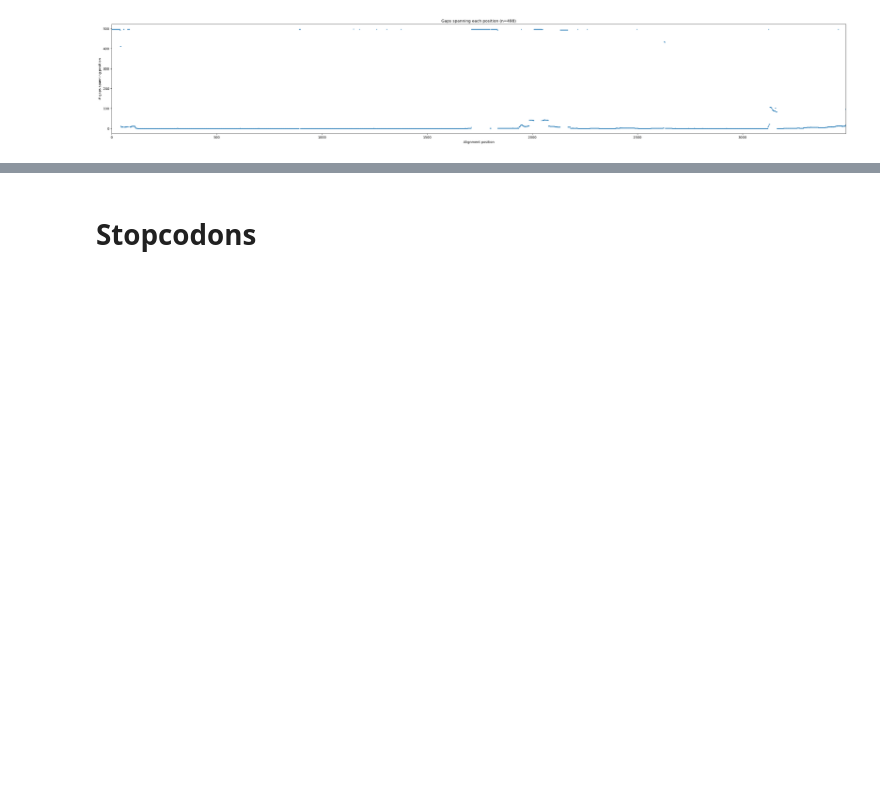
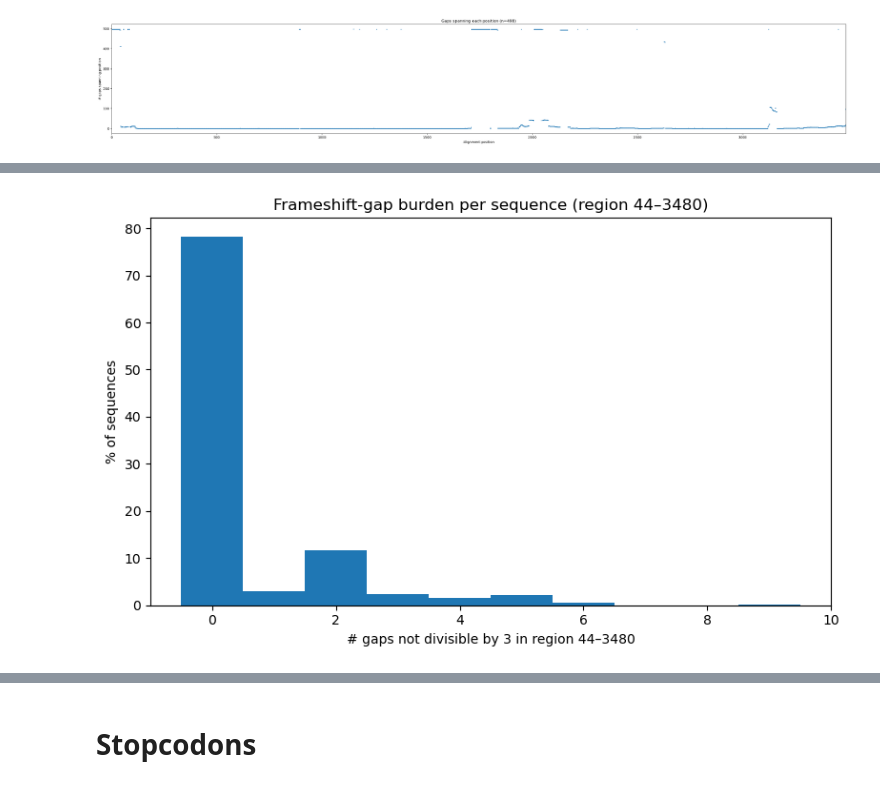
Before and after one commit to nextstrain/hbv, a Jupyter notebook: segmented_phylogenetics/scripts/MSA_analyis.ipynb, the cells around one changed output, grey strips where cells are left out. Cells and saved outputs as stored; diff of their text form; code cells hidden in the pictures; blank space fills up the shorter version.

```diff
--- a/segmented_phylogenetics/scripts/MSA_analyis.ipynb
+++ b/segmented_phylogenetics/scripts/MSA_analyis.ipynb
@@ -480,0 +1146,19 @@ plt.show()
+# %%
+L = aln.get_alignment_length()
+
+def gap_length(s, e, L):
+    return (e - s + 1) if e >= s else (L - s + 1) + e
+
+seqs_with_frameshift_gaps = 0
+total_seqs = len(gaps_by_seq)
+
+for seq_id, gaps in gaps_by_seq.items():
+    # only consider non-wrapped gaps (do not span origin): e >= s
+    non_wrapped = [(s, e) for (s, e) in gaps if e >= s]
+
+    if any(gap_length(s, e, L) % 3 != 0 for s, e in non_wrapped):
+        seqs_with_frameshift_gaps += 1
+
+print(f"{seqs_with_frameshift_gaps} / {total_seqs} sequences "
+      f"({seqs_with_frameshift_gaps / total_seqs:.2%}) "
+      f"contain at least one NON-wrapped gap not divisible by 3")
@@ -480,0 +1274,24 @@ plt.show()
+# %%
+import matplotlib.pyplot as plt
+import numpy as np
+
+vals = df["n_not_div3_in_main"].dropna()
+n_total = len(df)
+
+bins = range(int(vals.max()) + 2)
+
+plt.figure(figsize=(8, 5))
+plt.hist(
+    vals,
+    bins=bins,
+    align="left",
+    weights=np.ones_like(vals) * 100 / n_total
+)
+
+plt.xlabel("# gaps not divisible by 3 in region 44–3480")
+plt.ylabel("% of sequences")
+plt.title("Frameshift-gap burden per sequence (region 44–3480)")
+plt.tight_layout()
+plt.show()
+# %% [output]
+[figure, added]
```
Also changed, not shown: parts of 55 cells of this notebook.
